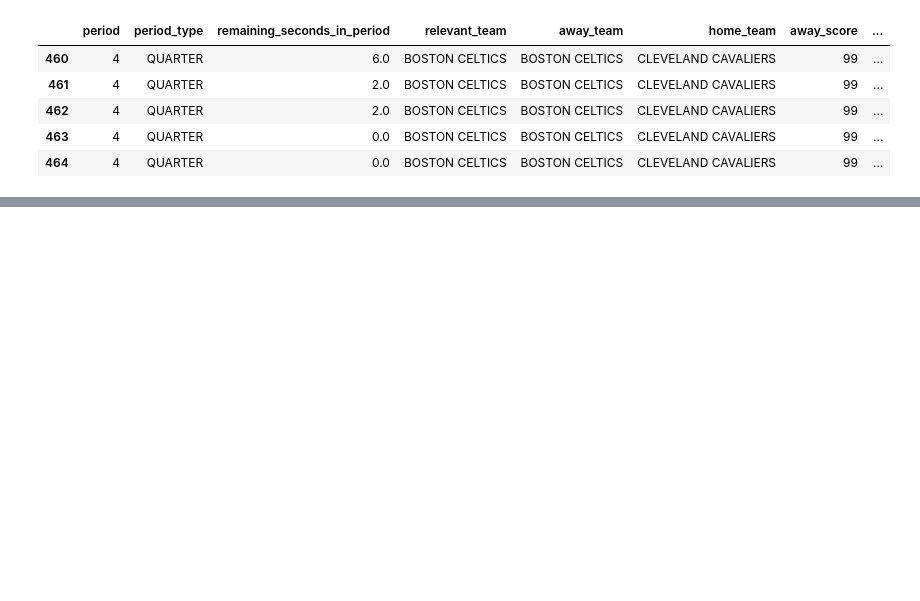
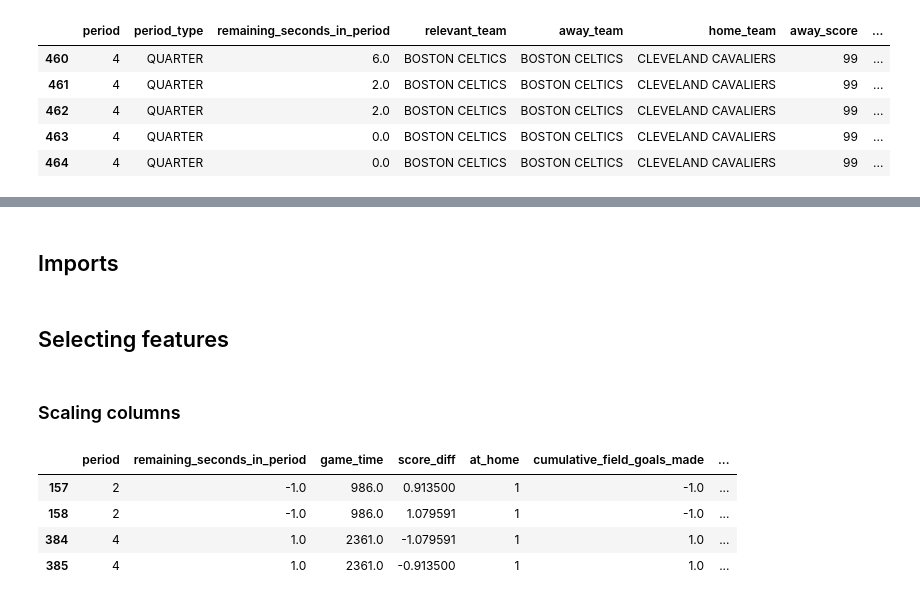
Before and after one commit to aychid/free-throw-predictor, a Jupyter notebook: LBJ_ft_scraper.ipynb, the cells around one changed output, grey strips where cells are left out. Saved outputs shown, nothing was run; the diff lists cells and outputs as text; code cells hidden in the pictures; blank space fills up the shorter version.

```diff
--- a/LBJ_ft_scraper.ipynb
+++ b/LBJ_ft_scraper.ipynb
@@ -251,0 +261,6 @@ joined_df[joined_df["description"].str.contains("L. James") & joined_df["descrip
+# %%
+# If madea free throw is in the description, add a column free_throw_made
+joined_df["free_throw_made"] = joined_df["description"].str.contains("makes free throw").astype(int)
+# %%
+# Create free throws df
+free_throws = joined_df[joined_df["description"].str.contains("L. James") & joined_df["description"].str.contains("free throw")]
@@ -251,0 +269,2 @@ joined_df[joined_df["description"].str.contains("L. James") & joined_df["descrip
+# %% [markdown]
+## Imports
@@ -251,0 +276,21 @@ joined_df[joined_df["description"].str.contains("L. James") & joined_df["descrip
+# %% [markdown]
+## Selecting features
+# %%
+X = free_throws.drop(columns=['away_team', 'home_team', 'away_score', 'home_score', 'description', 'relevant_team', 'period_type', "event_id", "free_throw_made"])
+X["at_home"]  = X["at_home"].astype(int)
+y = free_throws["free_throw_made"]
+# %% [markdown]
+### Scaling columns
+# %%
+# Scale the continuous columns
+cols_to_scale = ['remaining_seconds_in_period', 'score_diff',
+                 'cumulative_field_goals_made', 'cumulative_field_goals_attempted']
+
+X[cols_to_scale] = StandardScaler().fit_transform(X[cols_to_scale])
+X
+# %% [output]
+|  | period | remaining_seconds_in_period | game_time | score_diff | at_home | cumulative_field_goals_made | ... |
+| 157 | 2 | -1.0 | 986.0 | 0.913500 | 1 | -1.0 | ... |
+| 158 | 2 | -1.0 | 986.0 | 1.079591 | 1 | -1.0 | ... |
+| 384 | 4 | 1.0 | 2361.0 | -1.079591 | 1 | 1.0 | ... |
+| 385 | 4 | 1.0 | 2361.0 | -0.913500 | 1 | 1.0 | ... |
```
Also changed, not shown: parts of 26 cells of this notebook.
